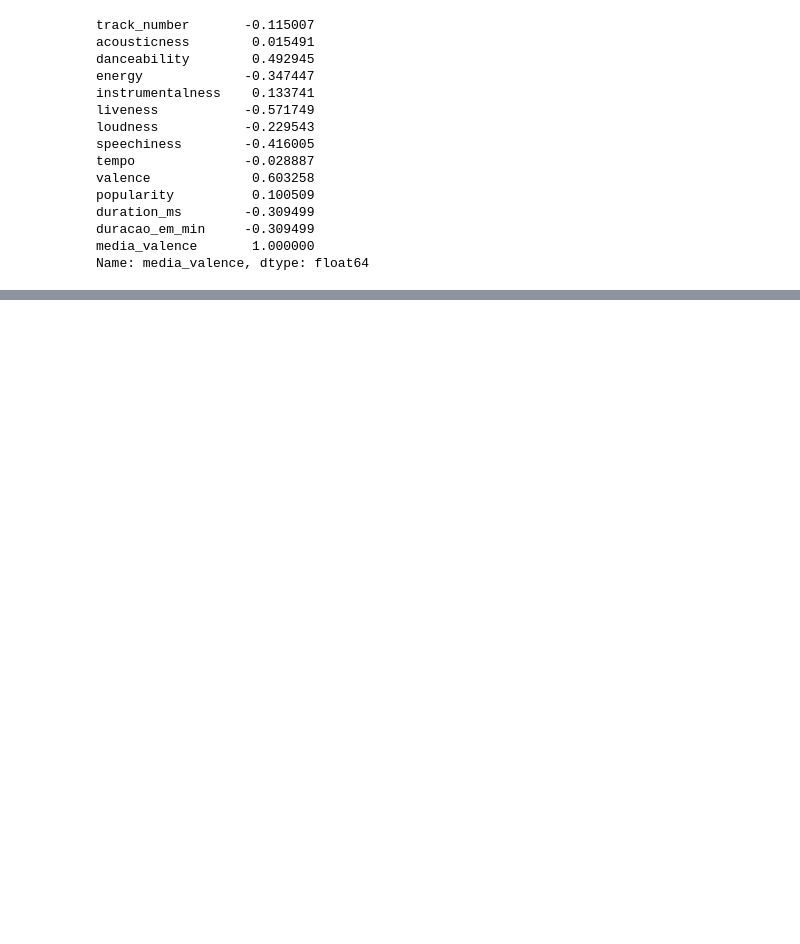
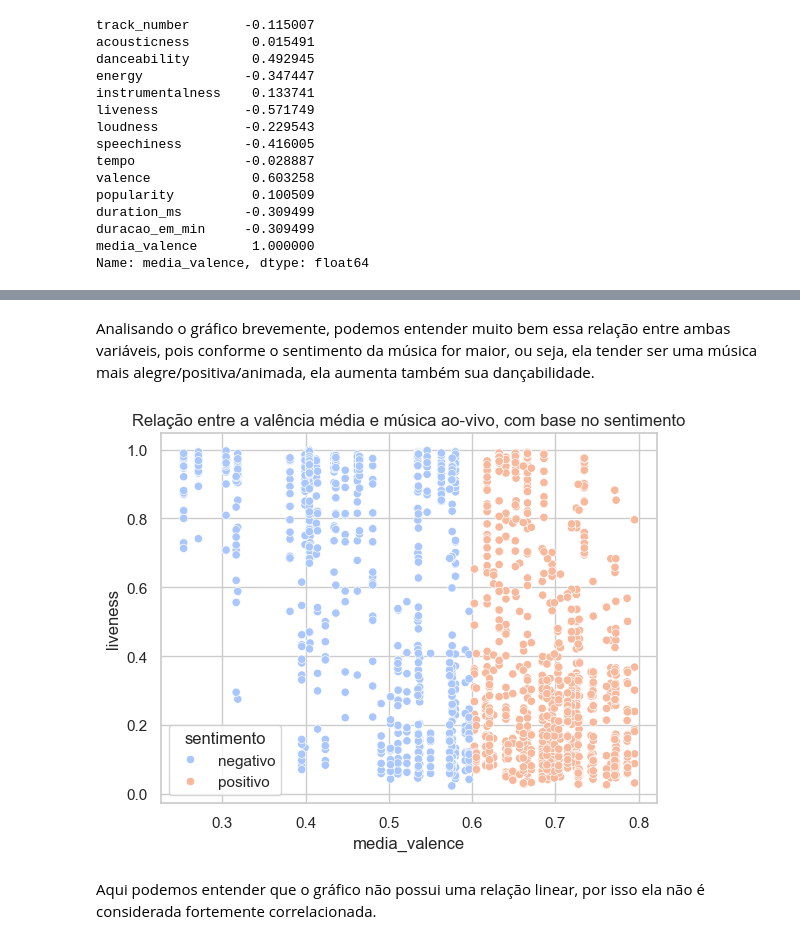
Before and after one commit to DeboraPascoarelli/FIAP_F2A02_ANALISE_EXPLORATORIA_DE_DADOS_EDA, a Jupyter notebook: F2_A2 - ANALISE EXPLORATORIA DE DADOS (EDA).ipynb, the cells around one changed output, grey strips where cells are left out. Drawn from its saved outputs; the diff is of its cells as text; code cells hidden in the pictures; blank space fills up the shorter version.

```diff
--- a/F2_A2 - ANALISE EXPLORATORIA DE DADOS (EDA).ipynb
+++ b/F2_A2 - ANALISE EXPLORATORIA DE DADOS (EDA).ipynb
@@ -1202,0 +1220,13 @@ Name: media_valence, dtype: float64
+# %% [markdown]
+Analisando o gráfico brevemente, podemos entender muito bem essa relação entre ambas variáveis, pois conforme o sentimento da música for maior, ou seja, ela tender ser uma música mais alegre/positiva/animada, ela aumenta também sua dançabilidade.
+# %%
+#Vamos agora verificar uma coluna que não está fortemente correlacionada
+sns.scatterplot(x='media_valence', y='liveness', hue='sentimento', data=df_resultado_final, palette='coolwarm')
+plt.xlabel('media_valence')
+plt.ylabel('liveness')
+plt.title('Relação entre a valência média e música ao-vivo, com base no sentimento')
+plt.show()
+# %% [output]
+[figure, added]
+# %% [markdown]
+Aqui podemos entender que o gráfico não possui uma relação linear, por isso ela não é considerada fortemente correlacionada.
```
Also changed, not shown: parts of 7 cells of this notebook.
